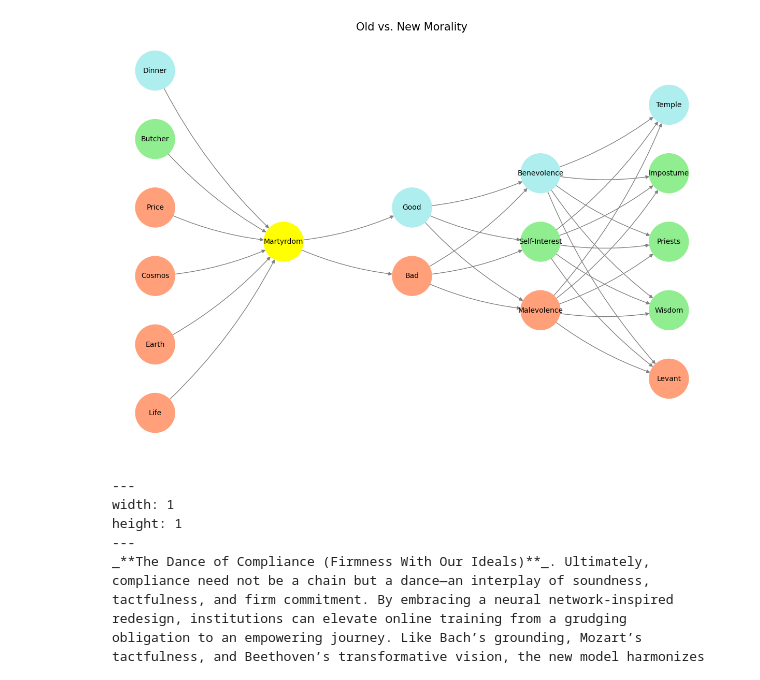
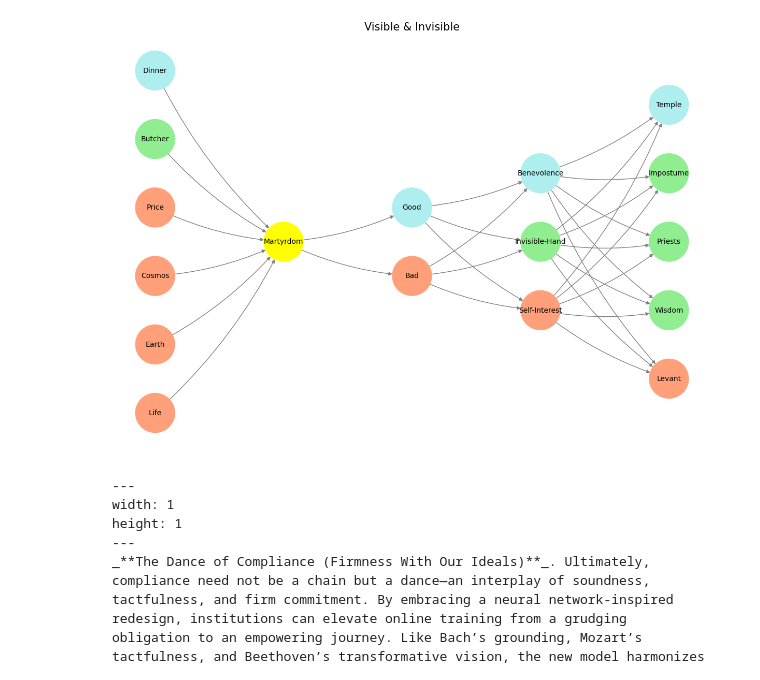
Before and after one commit to abikesa/apple, a Jupyter notebook: kitabo/ensi/_build/jupyter_execute/act3/part1/part1_1.ipynb, the cells around one changed output. Saved outputs shown, nothing was run; the diff lists cells and outputs as text; code cells hidden in the pictures.

````diff
--- a/kitabo/ensi/_build/jupyter_execute/act3/part1/part1_1.ipynb
+++ b/kitabo/ensi/_build/jupyter_execute/act3/part1/part1_1.ipynb
@@ -16,7 +40,7 @@ def define_layers():
         'Pre-Input/CudAlexnet': ['Life', 'Earth', 'Cosmos', 'Price', 'Butcher', 'Dinner'],
         'Yellowstone/SensoryAI': ['Martyrdom'],
         'Input/AgenticAI': ['Bad', 'Good'],
-        'Hidden/GenerativeAI': ['Malevolence', 'Self-Interest', 'Benevolence'],
+        'Hidden/GenerativeAI': ['Self-Interest', 'Invisible-Hand', 'Benevolence'],
         'Output/PhysicalAI': ['Levant', 'Wisdom', 'Priests', 'Impostume', 'Temple']
     }
 
@@ -33,9 +57,9 @@ def assign_colors(node, layer):
     elif layer == 'Hidden/GenerativeAI':
         if node == 'Benevolence':
             return 'paleturquoise'
+        elif node == 'Invisible-Hand':
+            return 'lightgreen'
         elif node == 'Self-Interest':
-            return 'lightgreen'
-        elif node == 'Malevolence':
             return 'lightsalmon'
     elif layer == 'Output/PhysicalAI':
         if node == 'Temple':
@@ -61,35 +85,35 @@ def visualize_nn():
     center_x = 0  # Align nodes horizontally
 
     # Add nodes and assign positions
     for i, (layer_name, nodes) in enumerate(layers.items()):
         y_positions = calculate_positions(nodes, center_x, offset=-len(layers) + i + 1)
         for node, position in zip(nodes, y_positions):
             G.add_node(node, layer=layer_name)
             pos[node] = position
             node_colors.append(assign_colors(node, layer_name))
 
     # Add edges (without weights)
     for layer_pair in [
         ('Pre-Input/CudAlexnet', 'Yellowstone/SensoryAI'), ('Yellowstone/SensoryAI', 'Input/AgenticAI'), ('Input/AgenticAI', 'Hidden/GenerativeAI'), ('Hidden/GenerativeAI', 'Output/PhysicalAI')
     ]:
         source_layer, target_layer = layer_pair
         for source in layers[source_layer]:
             for target in layers[target_layer]:
                 G.add_edge(source, target)
 
     # Draw the graph
     plt.figure(figsize=(12, 8))
     nx.draw(
         G, pos, with_labels=True, node_color=node_colors, edge_color='gray',
         node_size=3000, font_size=10, connectionstyle="arc3,rad=0.1"
     )
-    plt.title("Old vs. New Morality", fontsize=15)
+    plt.title("Visible & Invisible", fontsize=15)
     plt.show()
 
 # Run the visualization
 visualize_nn()
 # %% [output]
-[figure, old version]
+[figure, new version]
 # %% [markdown]
 ```{figure} ../figures/blanche.*
 ---
````
Also changed, not shown: parts of 2 cells of this notebook, 32 other files.
